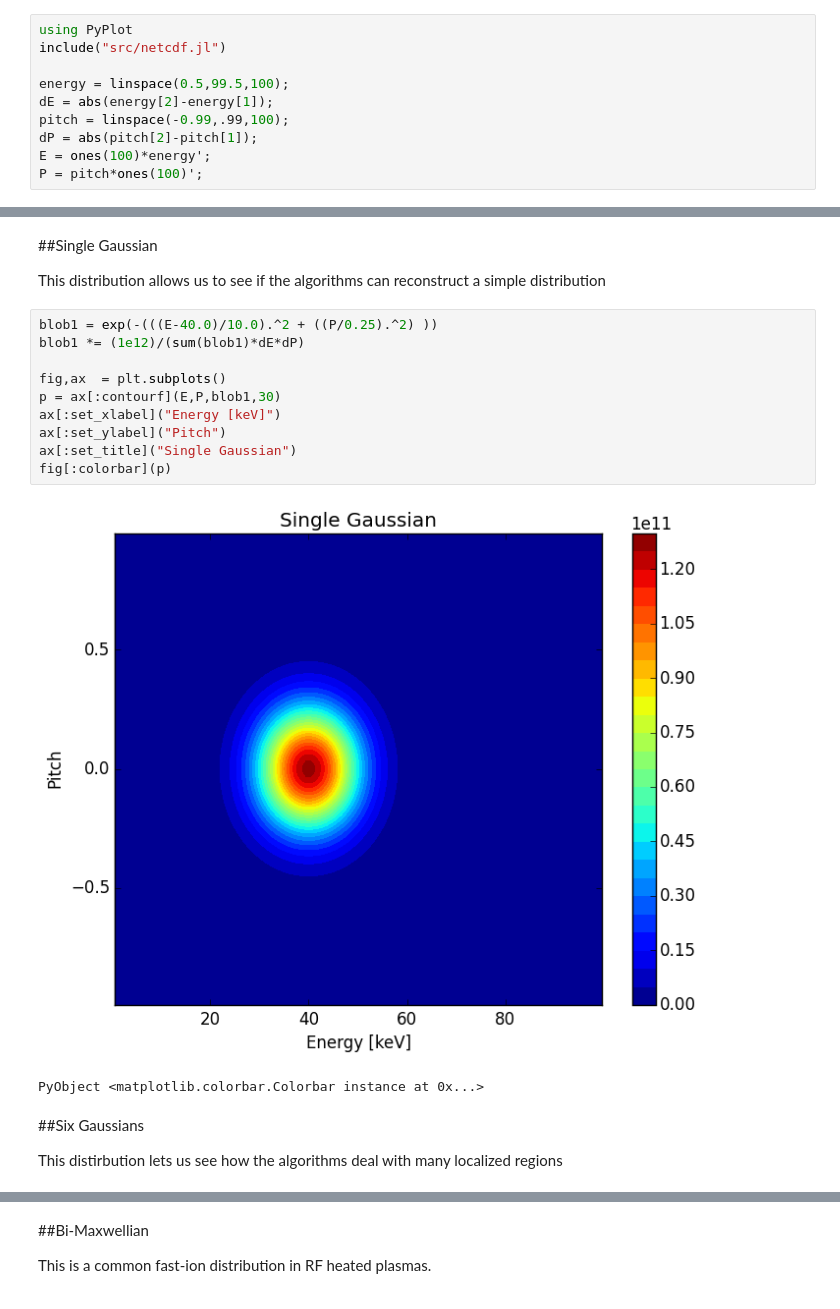
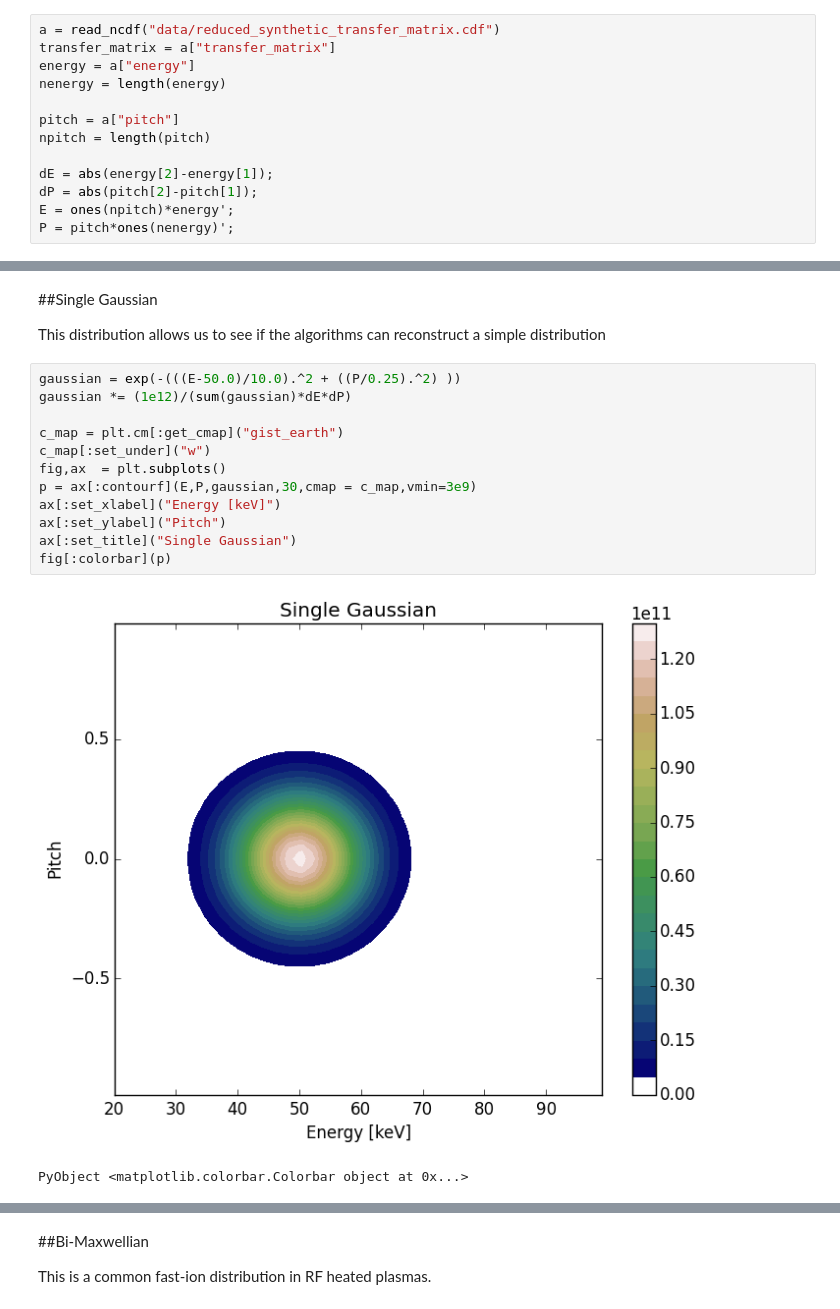
Before and after one commit to lstagner/PPCF-58-4-2016, a Jupyter notebook: Inversion_Method_Analysis/Ch. 2 - Test Distributions and Synthetic Data.ipynb, the cells around one changed output, grey strips where cells are left out. Saved outputs shown, nothing was run; the diff lists cells and outputs as text.

```diff
--- a/Inversion_Method_Analysis/Ch. 2 - Test Distributions and Synthetic Data.ipynb
+++ b/Inversion_Method_Analysis/Ch. 2 - Test Distributions and Synthetic Data.ipynb
@@ -13,10 +14,13 @@ Each test distribution is normalized such that the integral over E-p space is eq
 # %%
-using PyPlot
-include("src/netcdf.jl")
+a = read_ncdf("data/reduced_synthetic_transfer_matrix.cdf")
+transfer_matrix = a["transfer_matrix"]
+energy = a["energy"]
+nenergy = length(energy)
 
-energy = linspace(0.5,99.5,100);
+pitch = a["pitch"]
+npitch = length(pitch)
+
 dE = abs(energy[2]-energy[1]);
-pitch = linspace(-0.99,.99,100);
 dP = abs(pitch[2]-pitch[1]);
-E = ones(100)*energy';
-P = pitch*ones(100)';
+E = ones(npitch)*energy';
+P = pitch*ones(nenergy)';
@@ -40,19 +29,17 @@ PyObject <matplotlib.text.Text object at 0x...>
 
 This distribution allows us to see if the algorithms can reconstruct a simple distribution
 # %%
-blob1 = exp(-(((E-40.0)/10.0).^2 + ((P/0.25).^2) ))
-blob1 *= (1e12)/(sum(blob1)*dE*dP)
+gaussian = exp(-(((E-50.0)/10.0).^2 + ((P/0.25).^2) ))
+gaussian *= (1e12)/(sum(gaussian)*dE*dP)
 
+c_map = plt.cm[:get_cmap]("gist_earth")
+c_map[:set_under]("w")
 fig,ax  = plt.subplots()
-p = ax[:contourf](E,P,blob1,30)
+p = ax[:contourf](E,P,gaussian,30,cmap = c_map,vmin=3e9)
 ax[:set_xlabel]("Energy [keV]")
 ax[:set_ylabel]("Pitch")
 ax[:set_title]("Single Gaussian")
 fig[:colorbar](p)
 # %% [output]
-[figure, old version]
+[figure, new version]
-PyObject <matplotlib.colorbar.Colorbar instance at 0x...>
+PyObject <matplotlib.colorbar.Colorbar object at 0x...>
-# %% [markdown]
-##Six Gaussians
-
-This distirbution lets us see how the algorithms deal with many localized regions
```
Also changed, not shown: parts of 21 cells of this notebook, 28 other files.
